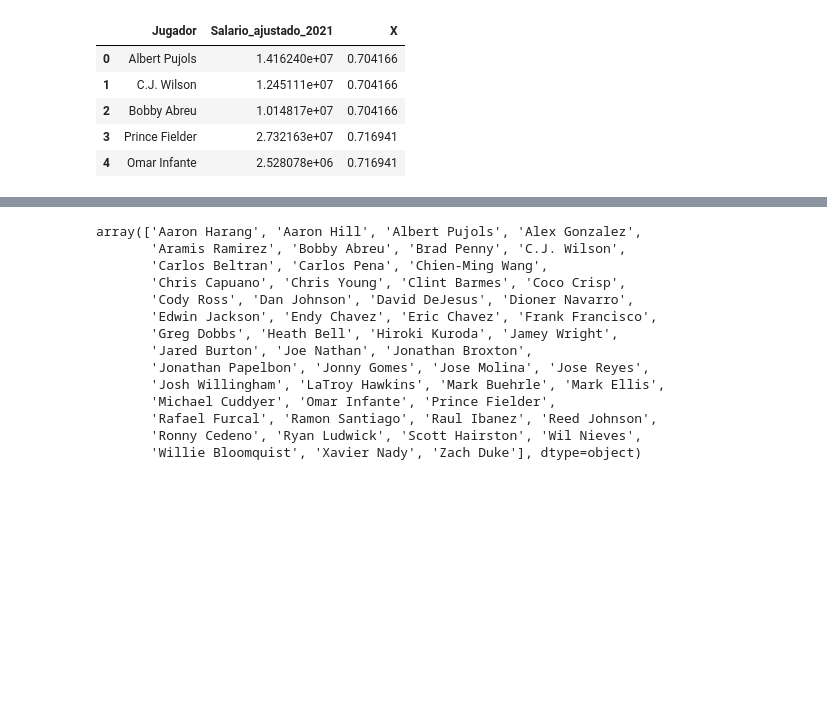
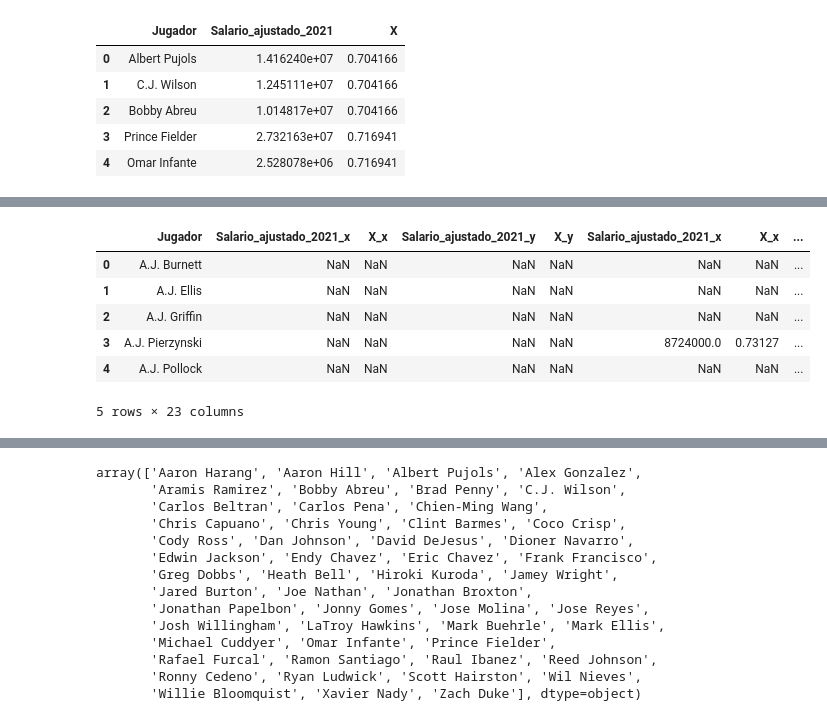
Before and after one commit to PhysTony/MLB_hardball_negotations, a Jupyter notebook: Models/Linear_models/Free_agent/article_linear_regression_free_agent.ipynb, the cells around one changed output, grey strips where cells are left out. Saved outputs shown, nothing was run; the diff lists cells and outputs as text; code cells hidden in the pictures; blank space fills up the shorter version.

```diff
--- a/Models/Linear_models/Free_agent/article_linear_regression_free_agent.ipynb
+++ b/Models/Linear_models/Free_agent/article_linear_regression_free_agent.ipynb
@@ -427,0 +464,13 @@ df_players_copy[1].head()
+# %%
+panel_data = panel_data.sort_values(by = 'Jugador', ascending = True)
+# %%
+panel_data.reset_index(drop = True, inplace = True)
+panel_data.head()
+# %% [output]
+|  | Jugador | Salario_ajustado_2021_x | X_x | Salario_ajustado_2021_y | X_y | Salario_ajustado_2021_x | X_x | ... |
+| 0 | A.J. Burnett | NaN | NaN | NaN | NaN | NaN | NaN | ... |
+| 1 | A.J. Ellis | NaN | NaN | NaN | NaN | NaN | NaN | ... |
+| 2 | A.J. Griffin | NaN | NaN | NaN | NaN | NaN | NaN | ... |
+| 3 | A.J. Pierzynski | NaN | NaN | NaN | NaN | 8724000.0 | 0.73127 | ... |
+| 4 | A.J. Pollock | NaN | NaN | NaN | NaN | NaN | NaN | ... |
+5 rows × 23 columns
```
Also changed, not shown: parts of 12 cells of this notebook, 11 other files.
